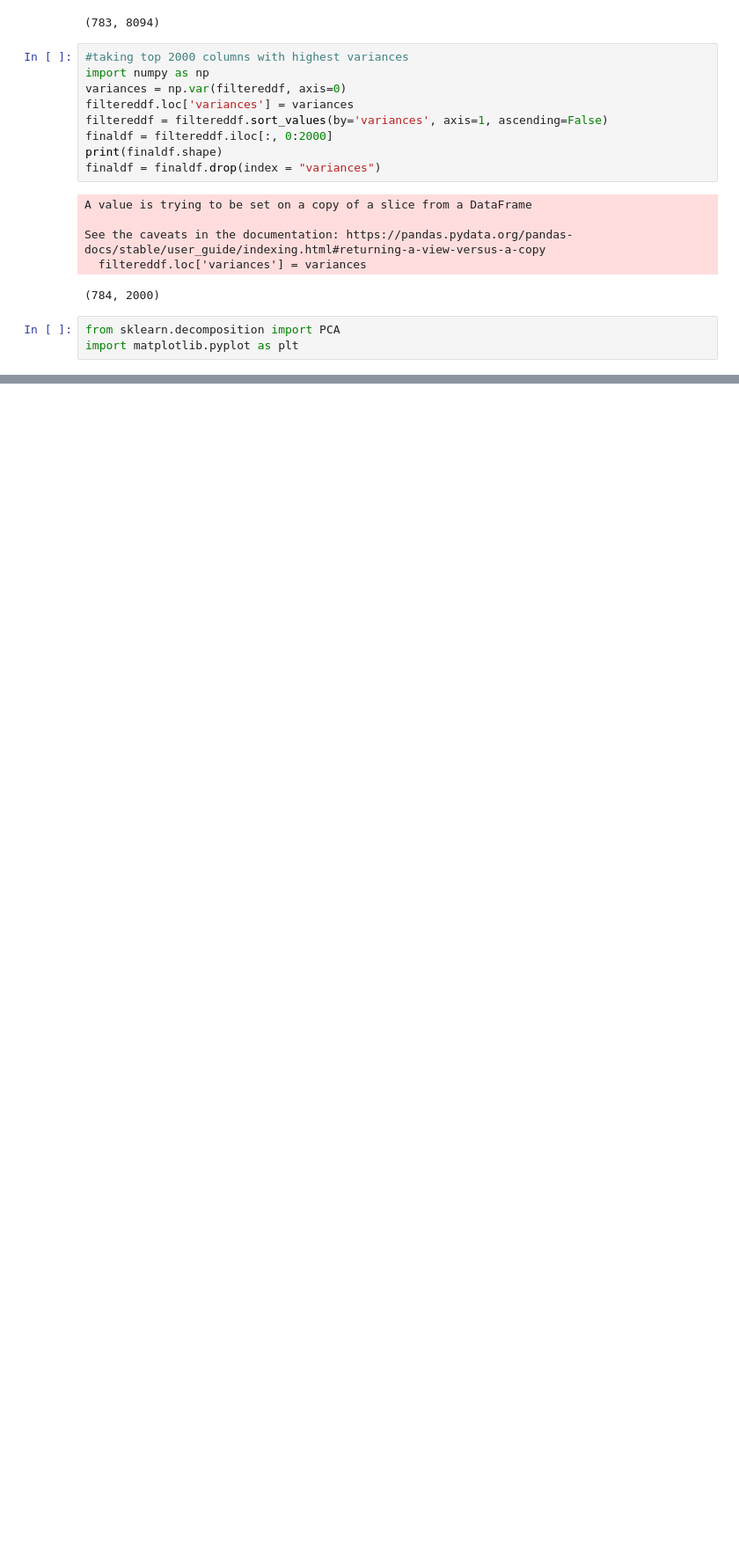
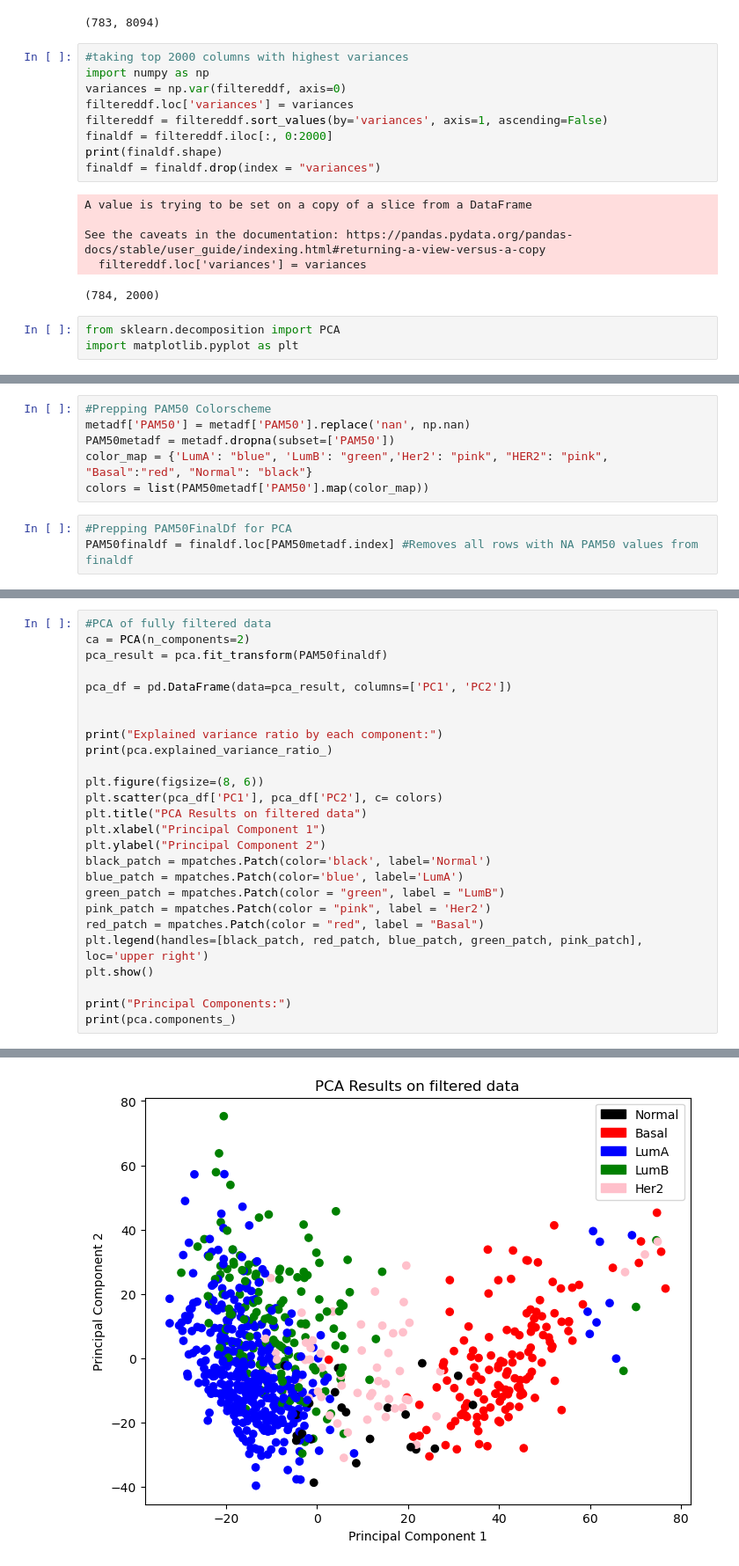
Before and after one commit to mjkim1001/DATA481-Breast_Cancer, a Jupyter notebook: Nick/Code/NormExpDataFilterScript.ipynb, the cells around one changed output, grey strips where cells are left out. Shown at 88% size. Saved outputs shown, nothing was run; the diff lists cells and outputs as text; blank space fills up the shorter version.

```diff
--- a/Nick/Code/NormExpDataFilterScript.ipynb
+++ b/Nick/Code/NormExpDataFilterScript.ipynb
@@ -167,0 +127,9 @@ Principal Components:
+# %%
+#Prepping PAM50 Colorscheme
+metadf['PAM50'] = metadf['PAM50'].replace('nan', np.nan)
+PAM50metadf = metadf.dropna(subset=['PAM50'])
+color_map = {'LumA': "blue", 'LumB': "green",'Her2': "pink", "HER2": "pink", "Basal":"red", "Normal": "black"}
+colors = list(PAM50metadf['PAM50'].map(color_map))
+# %%
+#Prepping PAM50FinalDf for PCA
+PAM50finaldf = finaldf.loc[PAM50metadf.index] #Removes all rows with NA PAM50 values from finaldf
@@ -167,0 +138,27 @@ Principal Components:
+# %%
+#PCA of fully filtered data
+ca = PCA(n_components=2)
+pca_result = pca.fit_transform(PAM50finaldf)
+
+pca_df = pd.DataFrame(data=pca_result, columns=['PC1', 'PC2'])
+
+
+print("Explained variance ratio by each component:")
+print(pca.explained_variance_ratio_)
+
+plt.figure(figsize=(8, 6))
+plt.scatter(pca_df['PC1'], pca_df['PC2'], c= colors)
+plt.title("PCA Results on filtered data")
+plt.xlabel("Principal Component 1")
+plt.ylabel("Principal Component 2")
+black_patch = mpatches.Patch(color='black', label='Normal')
+blue_patch = mpatches.Patch(color='blue', label='LumA')
+green_patch = mpatches.Patch(color = "green", label = "LumB")
+pink_patch = mpatches.Patch(color = "pink", label = 'Her2')
+red_patch = mpatches.Patch(color = "red", label = "Basal")
+plt.legend(handles=[black_patch, red_patch, blue_patch, green_patch, pink_patch], loc='upper right')
+plt.show()
+
+print("Principal Components:")
+print(pca.components_)
+# %% [output]
@@ -167,0 +167 @@ Principal Components:
+[figure, added]
```
Also changed, not shown: parts of 25 cells of this notebook.
